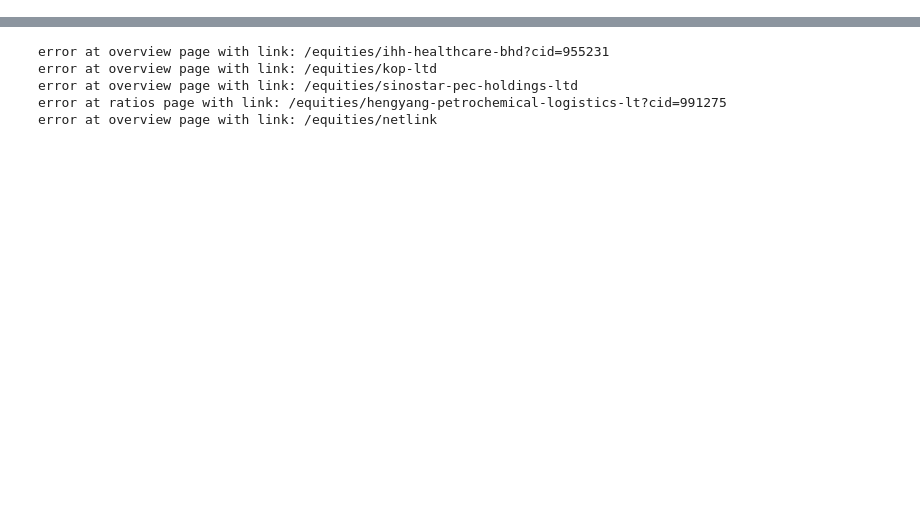
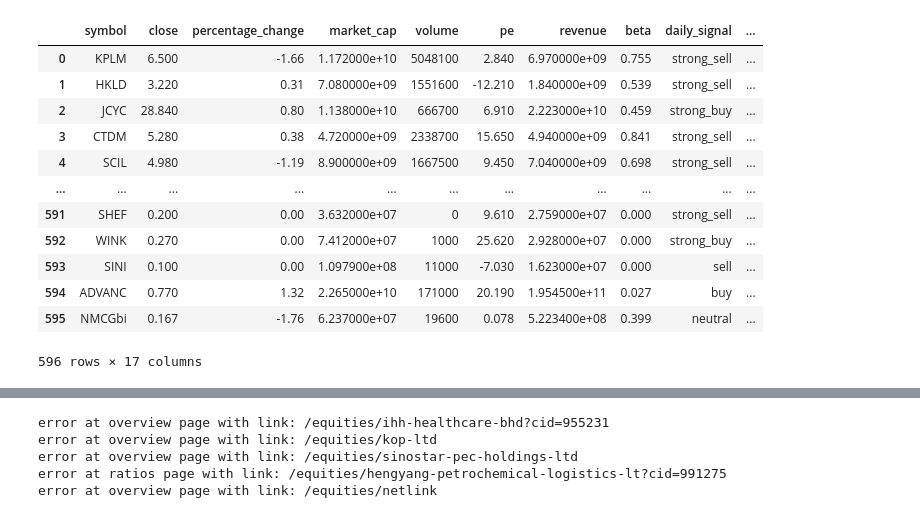
Before and after one commit to supertypeai/sectors_sg_my_data_updater, a Jupyter notebook: sg_my_scraper.ipynb, the cells around one changed output, grey strips where cells are left out. Cells and saved outputs as stored; diff of their text form; code cells hidden in the pictures; blank space fills up the shorter version.

```diff
--- a/sg_my_scraper.ipynb
+++ b/sg_my_scraper.ipynb
@@ -190,0 +340,20 @@ def rename_and_convert(data):
+# %%
+data = GetGeneralData("sg")
+# %%
+data = rename_and_convert(data, "daily")
+# %%
+data
+# %% [output]
+|  | symbol | close | percentage_change | market_cap | volume | pe | revenue | beta | daily_signal | ... |
+| 0 | KPLM | 6.500 | -1.66 | 1.172000e+10 | 5048100 | 2.840 | 6.970000e+09 | 0.755 | strong_sell | ... |
+| 1 | HKLD | 3.220 | 0.31 | 7.080000e+09 | 1551600 | -12.210 | 1.840000e+09 | 0.539 | strong_sell | ... |
+| 2 | JCYC | 28.840 | 0.80 | 1.138000e+10 | 666700 | 6.910 | 2.223000e+10 | 0.459 | strong_buy | ... |
+| 3 | CTDM | 5.280 | 0.38 | 4.720000e+09 | 2338700 | 15.650 | 4.940000e+09 | 0.841 | strong_sell | ... |
+| 4 | SCIL | 4.980 | -1.19 | 8.900000e+09 | 1667500 | 9.450 | 7.040000e+09 | 0.698 | strong_sell | ... |
+| ... | ... | ... | ... | ... | ... | ... | ... | ... | ... | ... |
+| 591 | SHEF | 0.200 | 0.00 | 3.632000e+07 | 0 | 9.610 | 2.759000e+07 | 0.000 | strong_sell | ... |
+| 592 | WINK | 0.270 | 0.00 | 7.412000e+07 | 1000 | 25.620 | 2.928000e+07 | 0.000 | strong_buy | ... |
+| 593 | SINI | 0.100 | 0.00 | 1.097900e+08 | 11000 | -7.030 | 1.623000e+07 | 0.000 | sell | ... |
+| 594 | ADVANC | 0.770 | 1.32 | 2.265000e+10 | 171000 | 20.190 | 1.954500e+11 | 0.027 | buy | ... |
+| 595 | NMCGbi | 0.167 | -1.76 | 6.237000e+07 | 19600 | 0.078 | 5.223400e+08 | 0.399 | neutral | ... |
+596 rows × 17 columns
```
Also changed, not shown: parts of 12 cells of this notebook, 6 other files.
